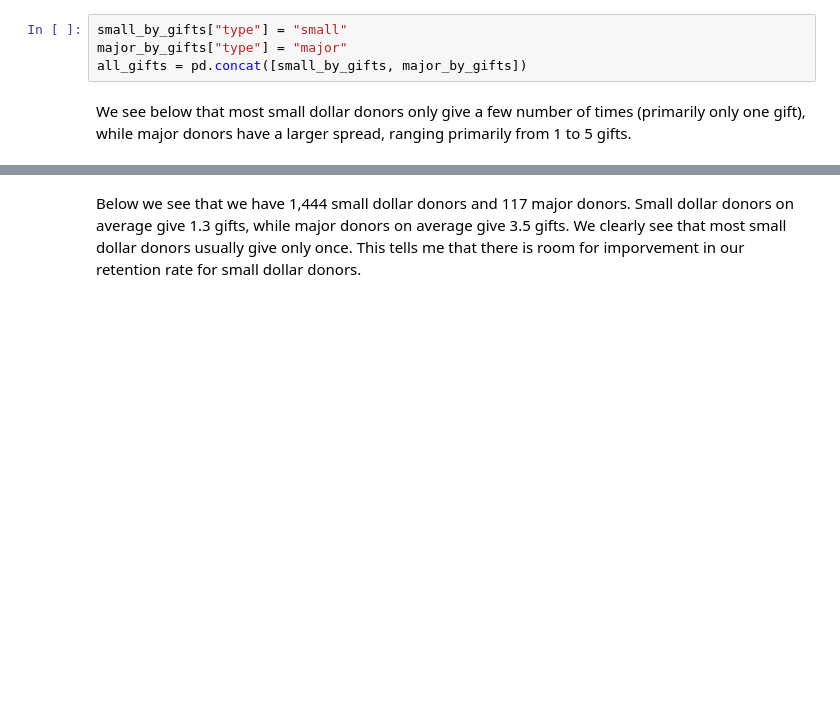
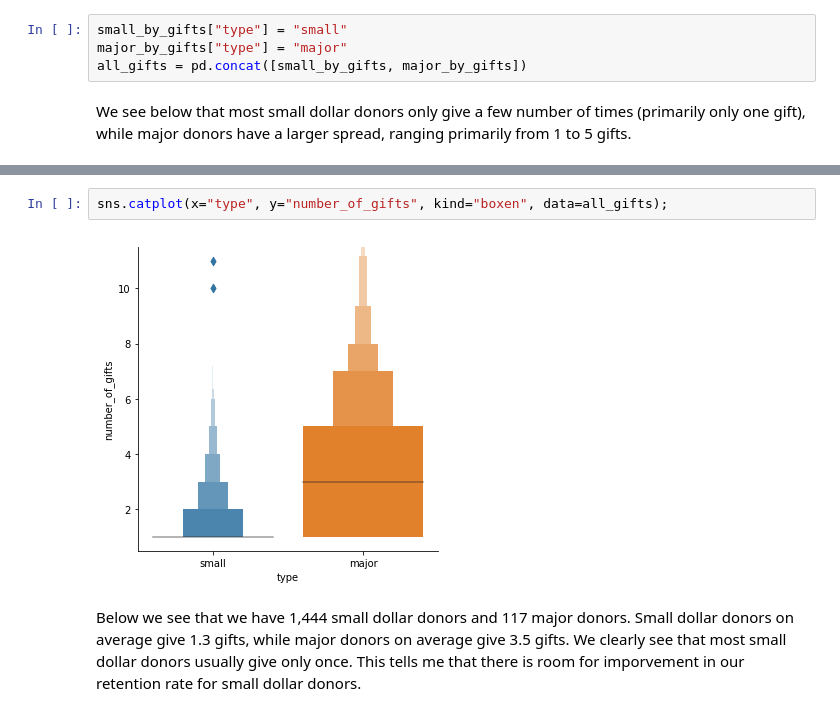
Before and after one commit to thebbennett/data-science-for-nonprofits, a Jupyter notebook: Historical Donor Exploratory Data Analysis.ipynb, the cells around one changed output, grey strips where cells are left out. Cells and saved outputs as stored; diff of their text form; blank space fills up the shorter version.

```diff
--- a/Historical Donor Exploratory Data Analysis.ipynb
+++ b/Historical Donor Exploratory Data Analysis.ipynb
@@ -192,3 +194,7 @@ sns.boxplot(x = "type", y = "number_of_gifts", data = all_gifts)
+# %%
+sns.catplot(x="type", y="number_of_gifts", kind="boxen", data=all_gifts);
+# %% [output]
+[figure, added]
 # %% [markdown]
 Below we see that we have 1,444 small dollar donors and 117 major donors. Small dollar donors on average give 1.3 gifts, while major donors on average give 3.5 gifts. We clearly see that most small dollar donors usually give only once. This tells me that there is room for imporvement in our retention rate for small dollar donors.
 # %%
```
Also changed, not shown: parts of 8 cells of this notebook.
